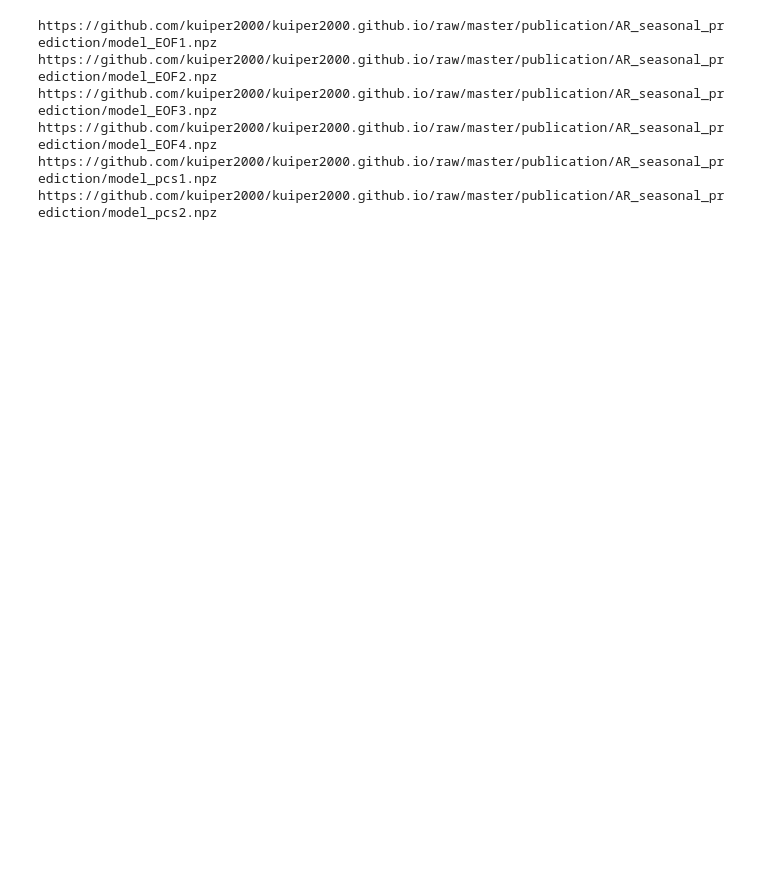
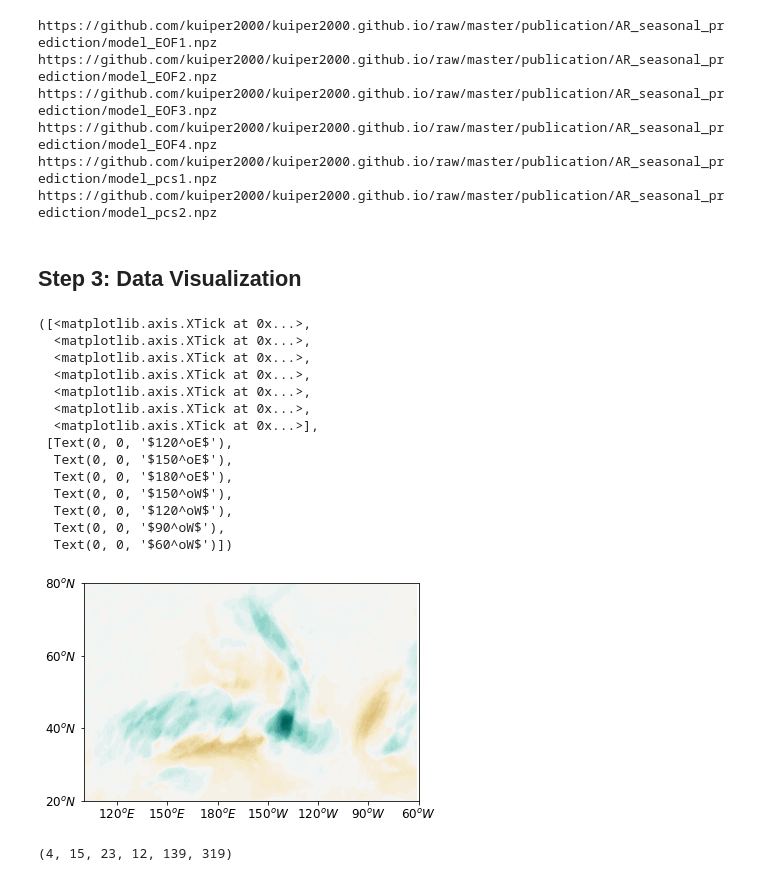
Before and after one commit to kuiper2000/kuiper2000.github.io, a Jupyter notebook: publication/AR_seasonal_prediction/PNAS_data.ipynb, the cells around one changed output. Saved outputs shown, nothing was run; the diff lists cells and outputs as text; code cells hidden in the pictures; blank space fills up the shorter version.

```diff
--- a/publication/AR_seasonal_prediction/PNAS_data.ipynb
+++ b/publication/AR_seasonal_prediction/PNAS_data.ipynb
@@ -90,8 +85,8 @@ for i in range(1,3):
     data             = np.load('/content/model_pcs'+str(i)+'.npz')
     pcs[500*(i-1):500*(i-1)+500] = data['pcs_ar']
 
-AR_anomaly = np.matmul(np.transpose(pcs),EOF)
-AR_anomaly = np.reshape(AR_anomaly,[4,15,23,12,139,319])
+AR_anomaly_model = np.matmul(np.transpose(pcs),EOF)
+AR_anomaly_model = np.reshape(AR_anomaly_model,[4,15,23,12,139,319])
 # %% [output]
 https://github.com/kuiper2000/kuiper2000.github.io/raw/master/publication/AR_seasonal_prediction/model_EOF1.npz
 https://github.com/kuiper2000/kuiper2000.github.io/raw/master/publication/AR_seasonal_prediction/model_EOF2.npz
@@ -99,3 +94,41 @@ https://github.com/kuiper2000/kuiper2000.github.io/raw/master/publication/AR_sea
 https://github.com/kuiper2000/kuiper2000.github.io/raw/master/publication/AR_seasonal_prediction/model_EOF4.npz
 https://github.com/kuiper2000/kuiper2000.github.io/raw/master/publication/AR_seasonal_prediction/model_pcs1.npz
 https://github.com/kuiper2000/kuiper2000.github.io/raw/master/publication/AR_seasonal_prediction/model_pcs2.npz
+# %% [markdown]
+## Step 3: Data Visualization
+# %%
+# visualize the model AR anomaly
+clevs   = np.arange(-0.24,0.25,0.01)
+y       = np.arange(20,89.75-0.5,0.5)
+x       = np.arange(100,300-0.625,0.625)
+lat,lon = np.meshgrid(y,x)
+
+plt.figure()
+plt.contourf(x,y,AR_anomaly[0,:,0,0,:,:].mean(axis=0),clevs,cmap='BrBG')
+plt.xlim(100,300)
+plt.xticks([120,150,180,210,240,270], [],fontsize=15)
+plt.ylim(20,75)
+plt.yticks([20,40,60,80], ['$20^oN$', '$40^oN$', '$60^oN$', '$80^oN$'],fontsize=12)
+plt.xticks([120,150,180,210,240,270,300], ['$120^oE$', '$150^oE$', '$180^oE$', '$150^oW$', '$120^oW$','$90^oW$','$60^oW$'],fontsize=12)
+
+# visualize the EAR5 AR anomaly
+# %% [output]
+([<matplotlib.axis.XTick at 0x...>,
+  <matplotlib.axis.XTick at 0x...>,
+  <matplotlib.axis.XTick at 0x...>,
+  <matplotlib.axis.XTick at 0x...>,
+  <matplotlib.axis.XTick at 0x...>,
+  <matplotlib.axis.XTick at 0x...>,
+  <matplotlib.axis.XTick at 0x...>],
+ [Text(0, 0, '$120^oE$'),
+  Text(0, 0, '$150^oE$'),
+  Text(0, 0, '$180^oE$'),
+  Text(0, 0, '$150^oW$'),
+  Text(0, 0, '$120^oW$'),
+  Text(0, 0, '$90^oW$'),
+  Text(0, 0, '$60^oW$')])
+[figure, added]
+# %%
+np.shape(AR_anomaly)
+# %% [output]
+(4, 15, 23, 12, 139, 319)
```
Also changed, not shown: parts of 2 cells of this notebook, 4 other files.
